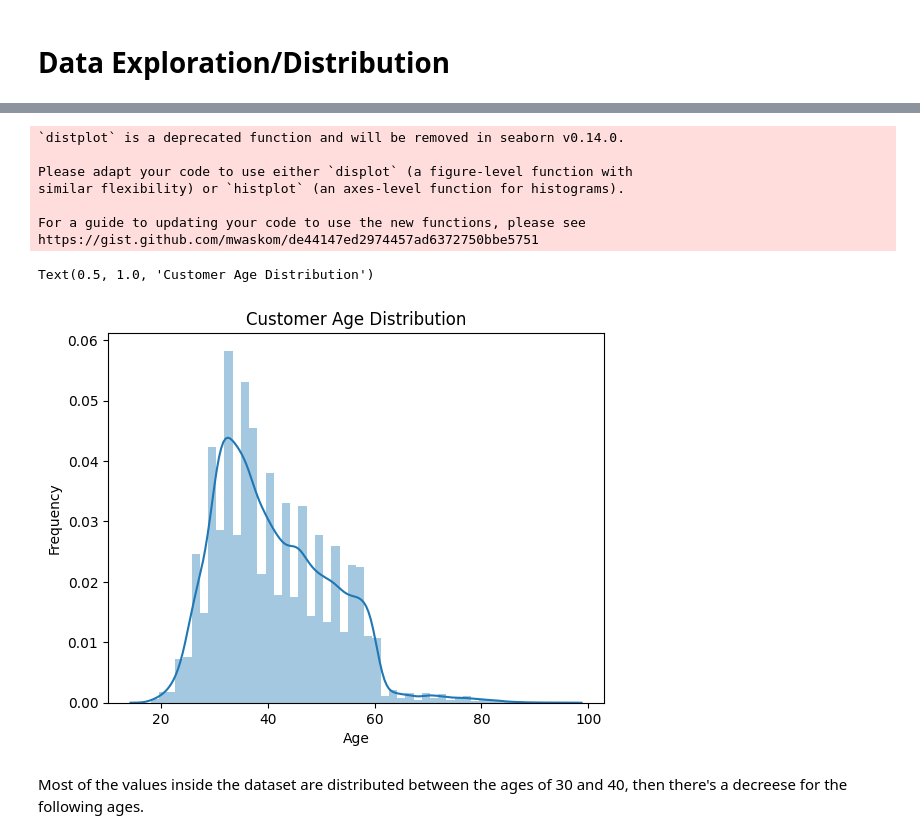
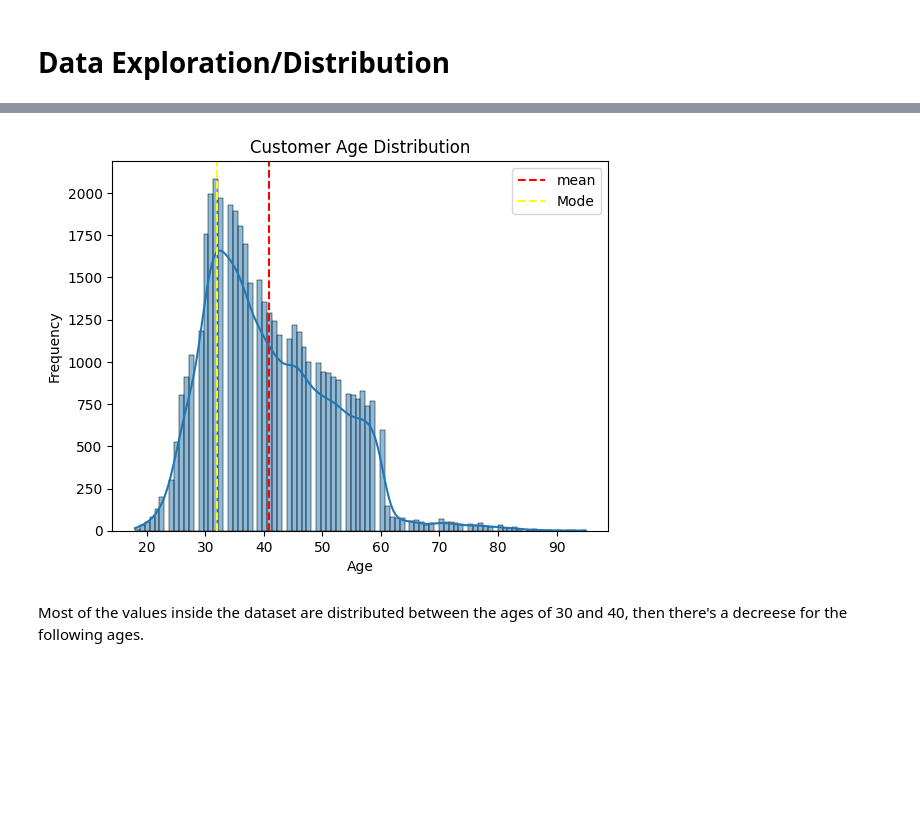
Before and after one commit to taliarosenkranz/Marketing_Analysis_Forecasting, a Jupyter notebook: Bancall.ipynb, the cells around one changed output, grey strips where cells are left out. Saved outputs shown, nothing was run; the diff lists cells and outputs as text; code cells hidden in the pictures; blank space fills up the shorter version.

Commit message:
new plots and format

```diff
--- a/Bancall.ipynb
+++ b/Bancall.ipynb
@@ -158,18 +198,14 @@ print(df.head())
 # %%
-sns.distplot(df['age'])
+sns.histplot(df['age'],kde=True)
+plt.axvline(df['age'].mean(), color='red', linestyle='--', label='mean')
+plt.axvline(df['age'].mode().iloc[0], color='yellow', linestyle='--', label='Mode')
 plt.xlabel("Age")
 plt.ylabel("Frequency")
 plt.title("Customer Age Distribution")
+plt.legend()
+plt.show()
 # %% [output]
-`distplot` is a deprecated function and will be removed in seaborn v0.14.0.
-
-Please adapt your code to use either `displot` (a figure-level function with
-similar flexibility) or `histplot` (an axes-level function for histograms).
-
-For a guide to updating your code to use the new functions, please see
-https://gist.github.com/mwaskom/de44147ed2974457ad6372750bbe5751
-Text(0.5, 1.0, 'Customer Age Distribution')
-[figure, old version]
+[figure, new version]
 # %% [markdown]
 Most of the values inside the dataset are distributed between the ages of 30 and 40, then there's a decreese for the following ages.
 # %%
```
Also changed, not shown: parts of 6 cells of this notebook.
